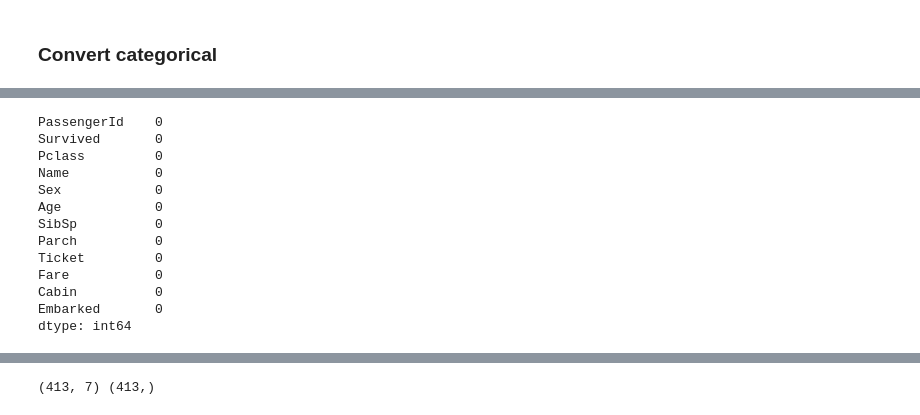
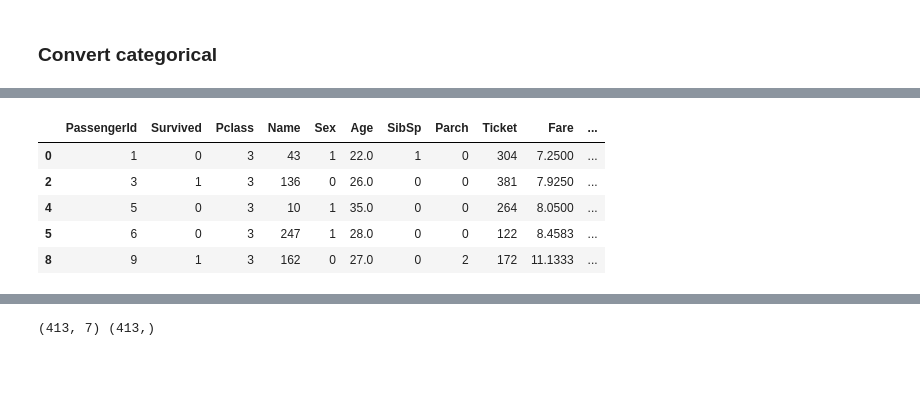
Before and after one commit to Anjana2002/Titanic_CaseStudy, a Jupyter notebook: test.ipynb, the cells around one changed output, grey strips where cells are left out. Saved outputs shown, nothing was run; the diff lists cells and outputs as text; code cells hidden in the pictures; blank space fills up the shorter version.

```diff
--- a/test.ipynb
+++ b/test.ipynb
@@ -548,19 +353,12 @@ dtype: object
-# %%
-df.isnull().sum()
-# %% [output]
-PassengerId    0
-Survived       0
-Pclass         0
-Name           0
-Sex            0
-Age            0
-SibSp          0
-Parch          0
-Ticket         0
-Fare           0
-Cabin          0
-Embarked       0
-dtype: int64
+# %%
+df.head()
+# %% [output]
+|  | PassengerId | Survived | Pclass | Name | Sex | Age | SibSp | Parch | Ticket | Fare | ... |
+| 0 | 1 | 0 | 3 | 43 | 1 | 22.0 | 1 | 0 | 304 | 7.2500 | ... |
+| 2 | 3 | 1 | 3 | 136 | 0 | 26.0 | 0 | 0 | 381 | 7.9250 | ... |
+| 4 | 5 | 0 | 3 | 10 | 1 | 35.0 | 0 | 0 | 264 | 8.0500 | ... |
+| 5 | 6 | 0 | 3 | 247 | 1 | 28.0 | 0 | 0 | 122 | 8.4583 | ... |
+| 8 | 9 | 1 | 3 | 162 | 0 | 27.0 | 0 | 2 | 172 | 11.1333 | ... |
 # %%
 correlation_matrix = df.corr()
 
```
Also changed, not shown: parts of 25 cells of this notebook, 4 other files.
